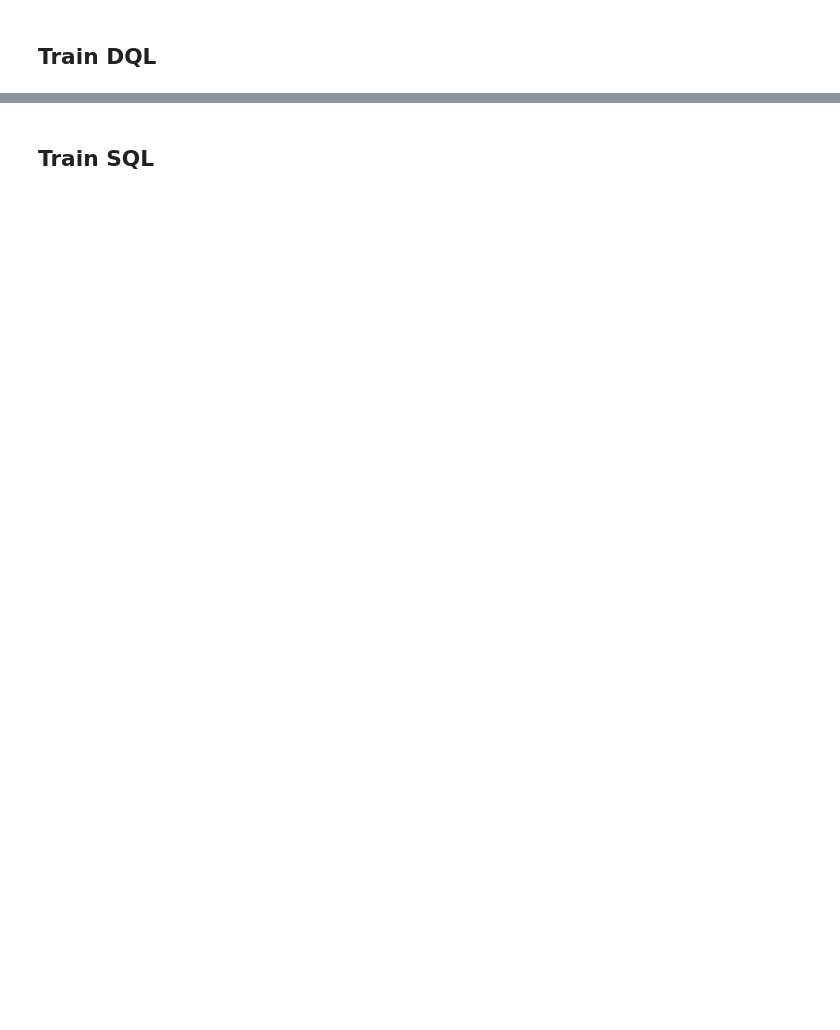
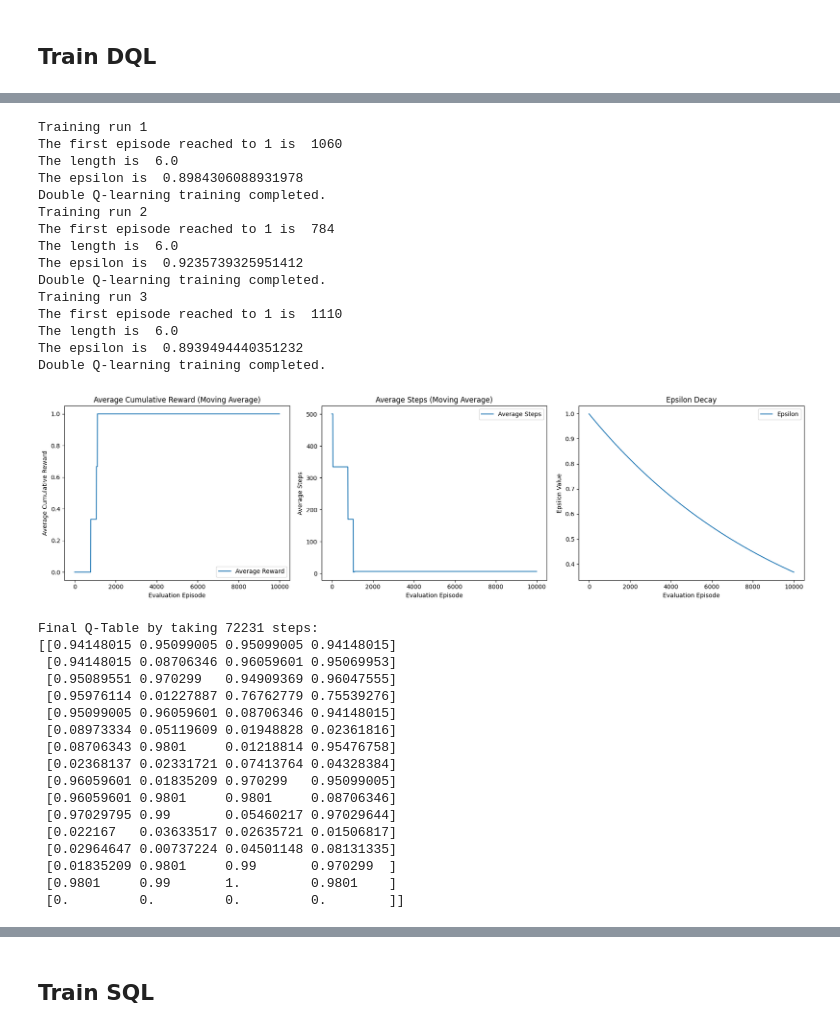
Before and after one commit to mahtabbm/RL_playground, a Jupyter notebook: frozenlake_variants.ipynb, the cells around one changed output, grey strips where cells are left out. Cells and saved outputs as stored; diff of their text form; code cells hidden in the pictures; blank space fills up the shorter version.

```diff
--- a/frozenlake_variants.ipynb
+++ b/frozenlake_variants.ipynb
@@ -342,10 +424,0 @@ def train_double_q_learning(
-# %%
-# Train the agent using Double Q learning
-q_table_a, q_table_b, rewards, lengths = train_double_q_learning(env, episodes=1000, eval_episodes=1, eval_every=100)
-_plot_evaluation(rewards, lengths, title="DQL-FL8x8")
-print(q_table_a)
-# visualize_frozen_lake_double(q_table_a, q_table_b)
-print("Trained Q-Table:")
-print(q_table_a)
-print("Trained Q-Table:")
-print(q_table_b)
@@ -373,0 +425,50 @@ Double Q-learning training completed.
+# %%
+env = gym.make('FrozenLake-v1', is_slippery=False)
+
+num_runs = 3
+all_results = []
+
+for run in range(num_runs):
+    print(f"Training run {run + 1}")
+    q_table, _, rewards, lengths, epsilons, total_steps = train_double_q_learning(env, episodes=10000, eval_episodes=1, eval_every=1)
+    all_results.append((rewards, lengths, epsilons))
+
+avg_rewards, avg_lengths, avg_epsilons = average_results(all_results, num_evals=len(all_results[0][0]))
+
+_plot_evaluation(avg_rewards, avg_lengths, avg_epsilons, title="DQL FL4x4 ", window_size=5)
+print(f"Final Q-Table by taking {total_steps} steps:")
+print(q_table)
+# %% [output]
+Training run 1
+The first episode reached to 1 is  1060
+The length is  6.0
+The epsilon is  0.8984306088931978
+Double Q-learning training completed.
+Training run 2
+The first episode reached to 1 is  784
+The length is  6.0
+The epsilon is  0.9235739325951412
+Double Q-learning training completed.
+Training run 3
+The first episode reached to 1 is  1110
+The length is  6.0
+The epsilon is  0.8939494440351232
+Double Q-learning training completed.
+[figure, added]
+Final Q-Table by taking 72231 steps:
+[[0.94148015 0.95099005 0.95099005 0.94148015]
+ [0.94148015 0.08706346 0.96059601 0.95069953]
+ [0.95089551 0.970299   0.94909369 0.96047555]
+ [0.95976114 0.01227887 0.76762779 0.75539276]
+ [0.95099005 0.96059601 0.08706346 0.94148015]
+ [0.08973334 0.05119609 0.01948828 0.02361816]
+ [0.08706343 0.9801     0.01218814 0.95476758]
+ [0.02368137 0.02331721 0.07413764 0.04328384]
+ [0.96059601 0.01835209 0.970299   0.95099005]
+ [0.96059601 0.9801     0.9801     0.08706346]
+ [0.97029795 0.99       0.05460217 0.97029644]
+ [0.022167   0.03633517 0.02635721 0.01506817]
+ [0.02964647 0.00737224 0.04501148 0.08131335]
+ [0.01835209 0.9801     0.99       0.970299  ]
+ [0.9801     0.99       1.         0.9801    ]
+ [0.         0.         0.         0.        ]]
```
Also changed, not shown: parts of 21 cells of this notebook, 1 other file.
